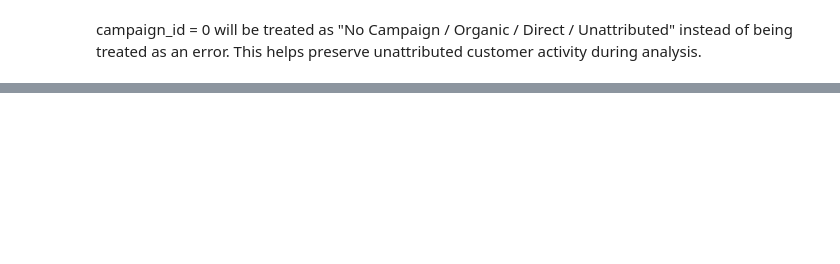
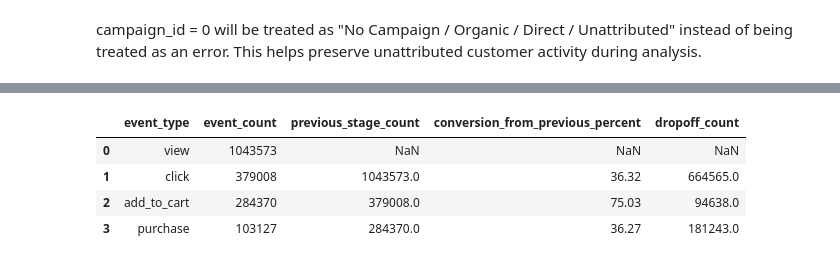
Before and after one commit to Tamoze/Marketing-Attribution-ROI-Dashboard, a Jupyter notebook: notebook/Asmitha_data_validation.ipynb, the cells around one changed output, grey strips where cells are left out. Drawn from its saved outputs; the diff is of its cells as text; code cells hidden in the pictures; blank space fills up the shorter version.

```diff
--- a/notebook/Asmitha_data_validation.ipynb
+++ b/notebook/Asmitha_data_validation.ipynb
@@ -364,0 +464,28 @@ campaign_id = 0 will be treated as "No Campaign / Organic / Direct / Unattribute
+# %%
+funnel_order = ["view", "click", "add_to_cart", "purchase"]
+
+funnel_df = (
+    events[events["event_type"].isin(funnel_order)]
+    .groupby("event_type")
+    .size()
+    .reindex(funnel_order)
+    .reset_index(name="event_count")
+)
+
+funnel_df["previous_stage_count"] = funnel_df["event_count"].shift(1)
+
+funnel_df["conversion_from_previous_percent"] = (
+    funnel_df["event_count"] / funnel_df["previous_stage_count"] * 100
+).round(2)
+
+funnel_df["dropoff_count"] = (
+    funnel_df["previous_stage_count"] - funnel_df["event_count"]
+)
+
+funnel_df
+# %% [output]
+|  | event_type | event_count | previous_stage_count | conversion_from_previous_percent | dropoff_count |
+| 0 | view | 1043573 | NaN | NaN | NaN |
+| 1 | click | 379008 | 1043573.0 | 36.32 | 664565.0 |
+| 2 | add_to_cart | 284370 | 379008.0 | 75.03 | 94638.0 |
+| 3 | purchase | 103127 | 284370.0 | 36.27 | 181243.0 |
```
Also changed, not shown: parts of 13 cells of this notebook.
